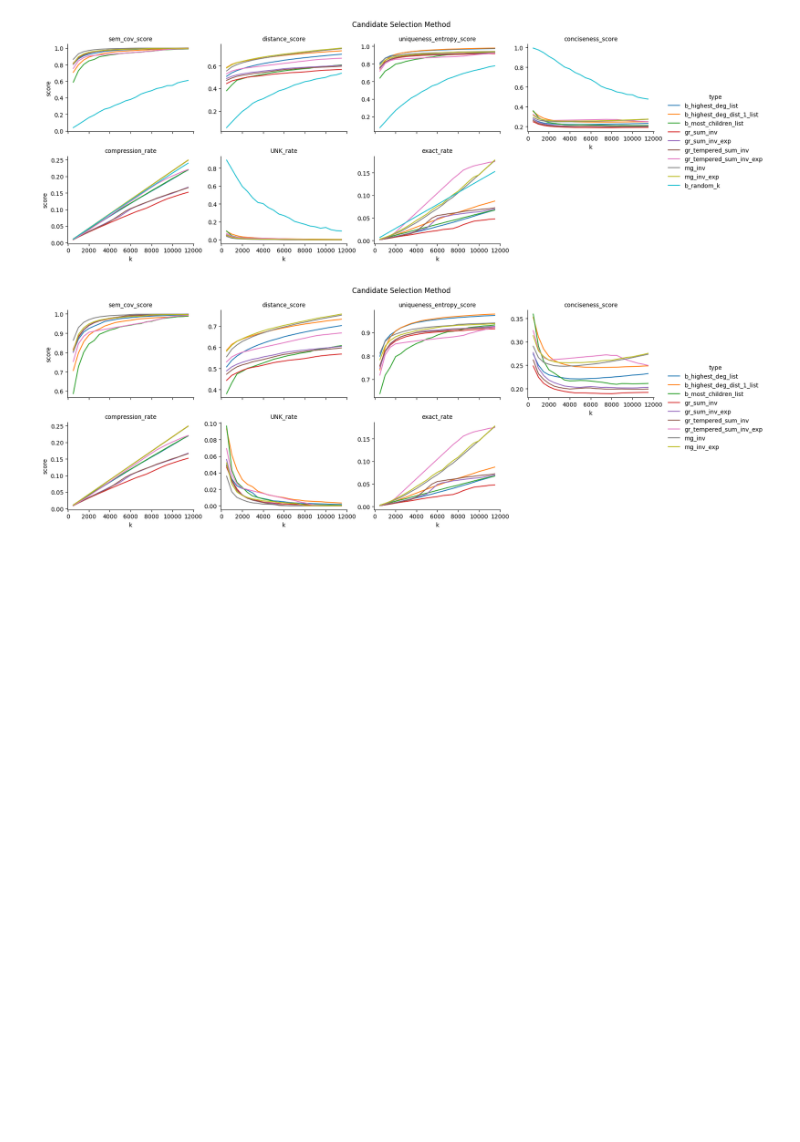
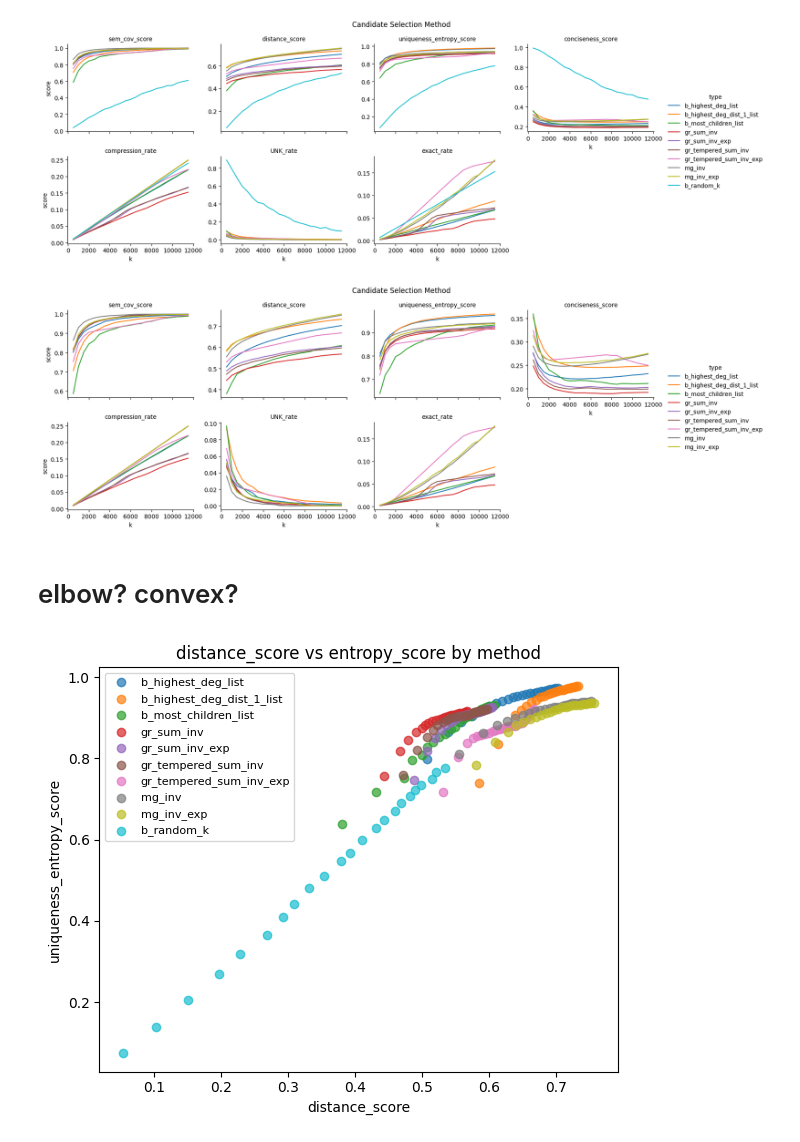
Before and after one commit to yy-suisse/graph_tokenizer, a Jupyter notebook: 5.check_results.ipynb, the cells around one changed output. Cells and saved outputs as stored; diff of their text form; code cells hidden in the pictures; blank space fills up the shorter version.

```diff
--- a/5.check_results.ipynb
+++ b/5.check_results.ipynb
@@ -96,3 +96,28 @@ g.tight_layout()
 plt.show()
 # %% [output]
 [figure]
+# %% [markdown]
+# elbow? convex?
+# %%
+import matplotlib.pyplot as plt
+
+df_plot = df_performance.to_pandas()
+
+methods = df_plot["method"].unique()
+colors = plt.cm.tab10.colors
+
+fig, ax = plt.subplots(figsize=(6, 5))
+
+for i, method in enumerate(methods):
+    sub = df_plot[df_plot["method"] == method]
+    ax.scatter(sub["distance_score"], sub["uniqueness_entropy_score"],
+               color=colors[i % len(colors)], label=method, alpha=0.7)
+
+ax.set_xlabel("distance_score")
+ax.set_ylabel("uniqueness_entropy_score")
+ax.legend(fontsize=8)
+ax.set_title("distance_score vs entropy_score by method")
+fig.tight_layout()
+plt.show()
+# %% [output]
+[figure, added]
```
Also changed, not shown: parts of 1 cell of this notebook, 5 other files.
